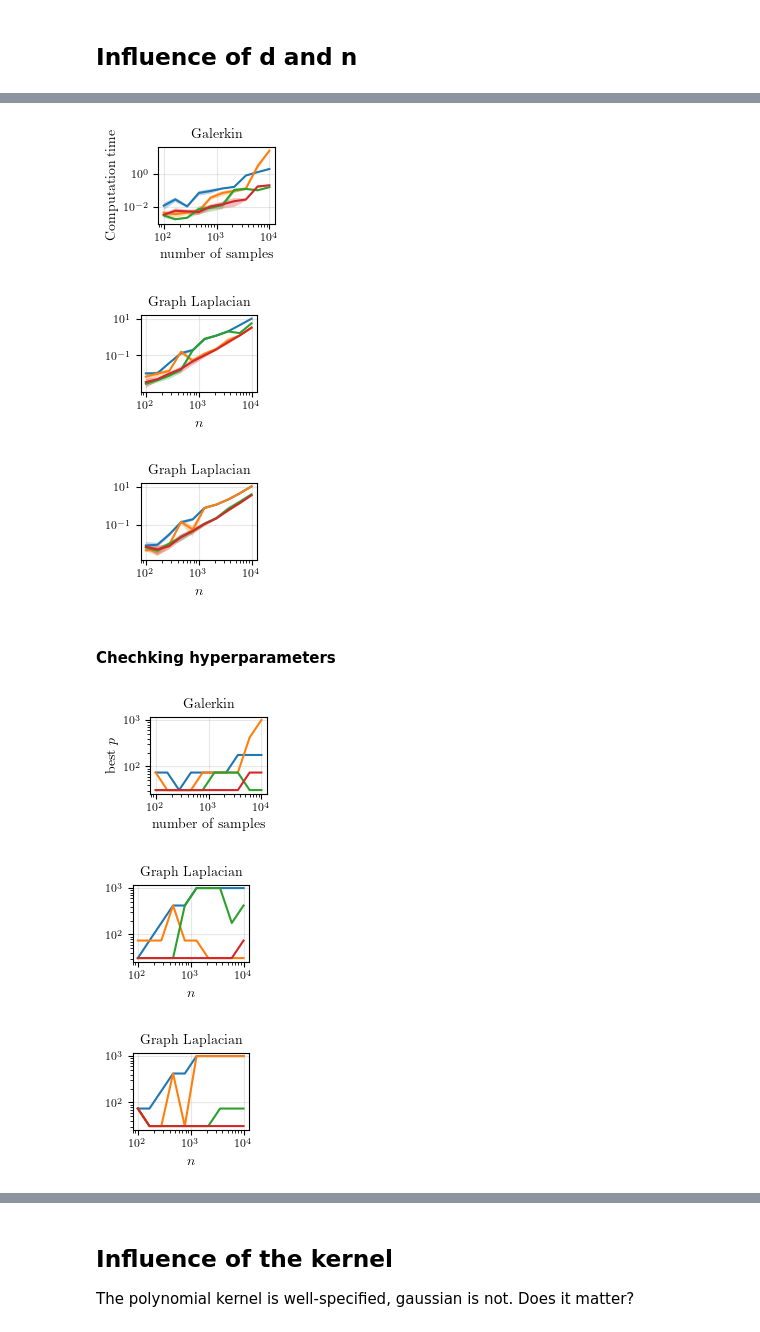
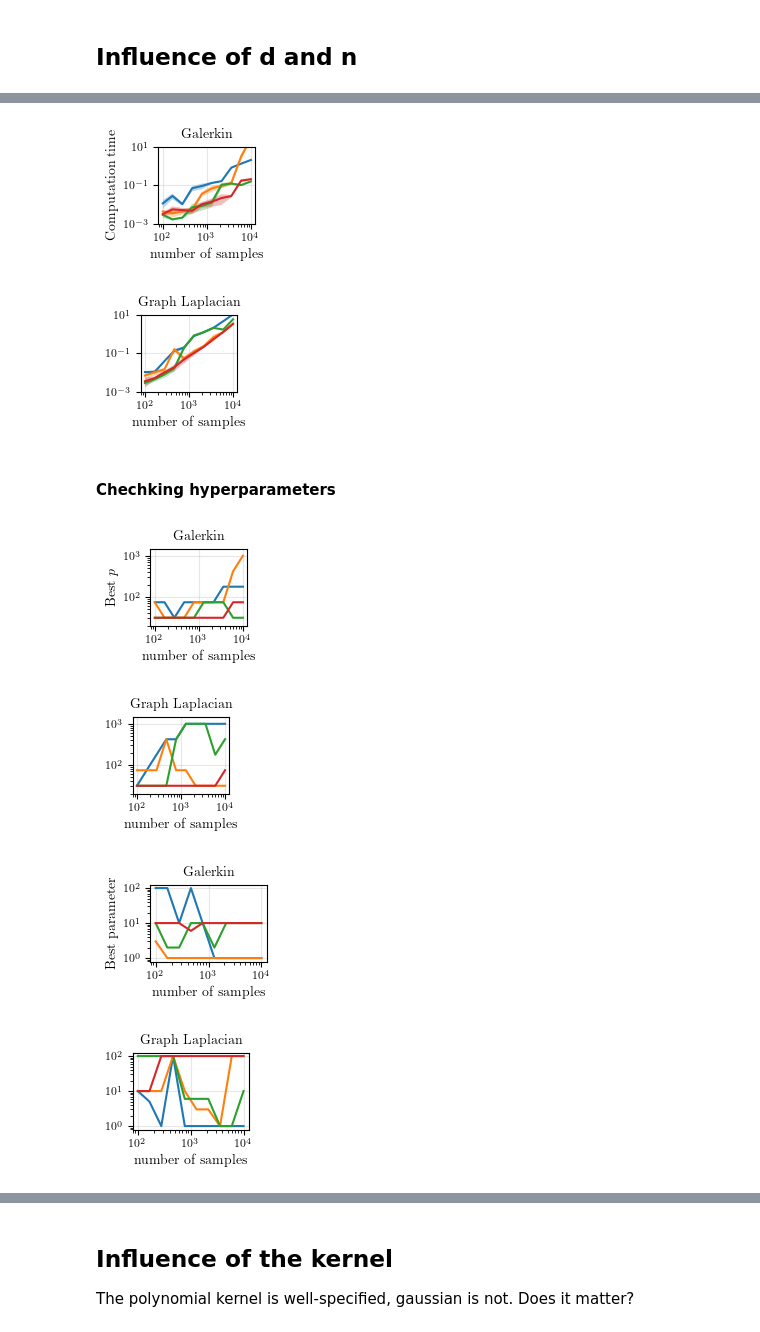
Before and after one commit to VivienCabannes/laplacian, a Jupyter notebook: grid/grid_res.ipynb, the cells around one changed output, grey strips where cells are left out. Saved outputs shown, nothing was run; the diff lists cells and outputs as text; code cells hidden in the pictures.

```diff
--- a/grid/grid_res.ipynb
+++ b/grid/grid_res.ipynb
@@ -87,6 +79,9 @@ A value is trying to be set on a copy of a slice from a DataFrame
 See the caveats in the documentation: https://pandas.pydata.org/pandas-docs/stable/user_guide/indexing.html#returning-a-view-versus-a-copy
   all_runs['error'][all_runs['graph_laplacian'] != 0] = all_runs['my_error'][all_runs['graph_laplacian'] != 0]
 # %%
+# names = ['galerkin', 'graph_laplacian', 'graph_laplacian_special']
+names = ['galerkin', 'graph_laplacian']
+
 # average error over runs
 galerkin = get_average('galerkin', all_runs)
 graph_lap = get_average('graph_laplacian', all_runs)
@@ -101,7 +96,7 @@ galerkin_best = get_best(galerkin, key)
 graph_lap_best = get_best(graph_lap, key)
 graph_lap_special_best = get_best(graph_lap_special, key)
 # %%
-for name in ['galerkin', 'graph_laplacian', 'graph_laplacian_special']:
+for name in names:
     if name == 'galerkin':
         df = galerkin_best
     elif name == 'graph_laplacian':
@@ -115,16 +110,17 @@ for name in ['galerkin', 'graph_laplacian', 'graph_laplacian_special']:
         tmp = df[df.d == d]
         a, = ax.plot(tmp.n.values, tmp.error.values)
         ax.fill_between(tmp.n.values, tmp.error - tmp.error_std.values, tmp.error + tmp.error_std.values, alpha=.3)
-        ax.loglog()
         leg.append(a)
     if name == 'galerkin':
-        ax.set_xlabel('number of samples', fontsize=10)
         ax.set_ylabel('Error', fontsize=10)
         ax.set_title('Galerkin', fontsize=10)
     else:
-        ax.set_xlabel('$n$', fontsize=10)
         ax.set_title('Graph Laplacian', fontsize=10)
-    fig.savefig(f'{name}_varying_d.pdf', bbox_inches='tight')
+    ax.loglog()
+    ax.set_xlabel('number of samples', fontsize=10)
+    ax.set_ylim([2e-2, 5e-1])
+    ax.grid(alpha=.3)
+    # fig.savefig(f'{name}_varying_d.pdf', bbox_inches='tight')
 
 fig, ax = plt.subplots(1, 1, figsize=(1, .1))
 ax.legend(leg, ['d=3', 'd=5', 'd=11', 'd=19'], fontsize=6, ncol=4)
@@ -138,37 +133,64 @@ ax.set_axis_off()
 # %%
-for name in ['galerkin', 'graph_laplacian', 'graph_laplacian_special']:
+for name in names:
     if name == 'galerkin':
         df = galerkin_best
     elif name == 'graph_laplacian':
         df = graph_lap_best
     elif name == 'graph_laplacian_special':
         df = graph_lap_special_best
 
-    fig, ax = plt.subplots(1, 1, figsize=(1.5, 1))
+    fig, ax = plt.subplots(1, 1, figsize=(1.25, 1))
     leg = []
     for d in [3, 5, 11, 19]:
         tmp = df[df.d == d]
         a, = ax.plot(tmp.n.values, tmp.time.values)
         ax.fill_between(tmp.n.values, tmp.time - tmp.time_std.values, tmp.time + tmp.time_std.values, alpha=.3)
-        ax.loglog()
         leg.append(a)
     if name == 'galerkin':
-        ax.set_xlabel('number of samples', fontsize=10)
         ax.set_ylabel('Computation time', fontsize=10)
         ax.set_title('Galerkin', fontsize=10)
     else:
-        ax.set_xlabel('$n$', fontsize=10)
         ax.set_title('Graph Laplacian', fontsize=10)
+    ax.loglog()
+    ax.set_ylim([1e-3, 1e1])
+    ax.set_xlabel('number of samples', fontsize=10)
     ax.grid(alpha=.3)
-    # fig.savefig(f'{name}_time_varying_d.pdf', bbox_inches='tight')
+    # fig.savefig(f'{name}_best_time_varying_d.pdf', bbox_inches='tight')
 # %% [output]
-[figure, old version]
+[figure, new version]
-[figure, old version]
+[figure, new version]
-[figure, removed]
 # %% [markdown]
 #### Chechking hyperparameters
+# %%
+for name in names:
+    if name == 'galerkin':
+        df = galerkin_best
+    elif name == 'graph_laplacian':
+        df = graph_lap_best
+    elif name == 'graph_laplacian_special':
+        df = graph_lap_special_best
+
+    fig, ax = plt.subplots(1, 1, figsize=(1.25, 1))
+    leg = []
+    for d in [3, 5, 11, 19]:
+        tmp = df[df.d == d]
+        a, = ax.plot(tmp.n.values, tmp.p.values)
+        leg.append(a)
+    if name == 'galerkin':
+        ax.set_ylabel('Best $p$', fontsize=10)
+        ax.set_title('Galerkin', fontsize=10)
+    else:
+        ax.set_title('Graph Laplacian', fontsize=10)
+    ax.loglog()
+    ax.set_ylim([2e1, 1.5e3])
+    ax.set_xlabel('number of samples', fontsize=10)
+    ax.grid(alpha=.3)
+    fig.savefig(f'{name}_best_p_varying_d.pdf', bbox_inches='tight')
+# %% [output]
+[figure, added]
+[figure, added]
 # %%
-for name in ['galerkin', 'graph_laplacian', 'graph_laplacian_special']:
+for name in names:
     if name == 'galerkin':
         df = galerkin_best
     elif name == 'graph_laplacian':
@@ -180,20 +202,18 @@ for name in ['galerkin', 'graph_laplacian', 'graph_laplacian_special']:
     leg = []
     for d in [3, 5, 11, 19]:
         tmp = df[df.d == d]
-        a, = ax.plot(tmp.n.values, tmp.p.values)
-        ax.loglog()
+        a, = ax.plot(tmp.n.values, tmp.kernel_param.values)
         leg.append(a)
     if name == 'galerkin':
-        ax.set_xlabel('number of samples', fontsize=10)
-        ax.set_ylabel('best $p$', fontsize=10)
+        ax.set_ylabel('Best parameter', fontsize=10)
         ax.set_title('Galerkin', fontsize=10)
     else:
-        ax.set_xlabel('$n$', fontsize=10)
         ax.set_title('Graph Laplacian', fontsize=10)
+    ax.loglog()
+    ax.set_xlabel('number of samples', fontsize=10)
     ax.grid(alpha=.3)
-    # fig.savefig(f'{name}_p_varying_d.pdf', bbox_inches='tight')
+    fig.savefig(f'{name}_best_param_varying_d.pdf', bbox_inches='tight')
 # %% [output]
-[figure, old version]
+[figure, new version]
-[figure, old version]
+[figure, new version]
-[figure, removed]
 # %%
```
Also changed, not shown: parts of 17 cells of this notebook, 8 other files.
